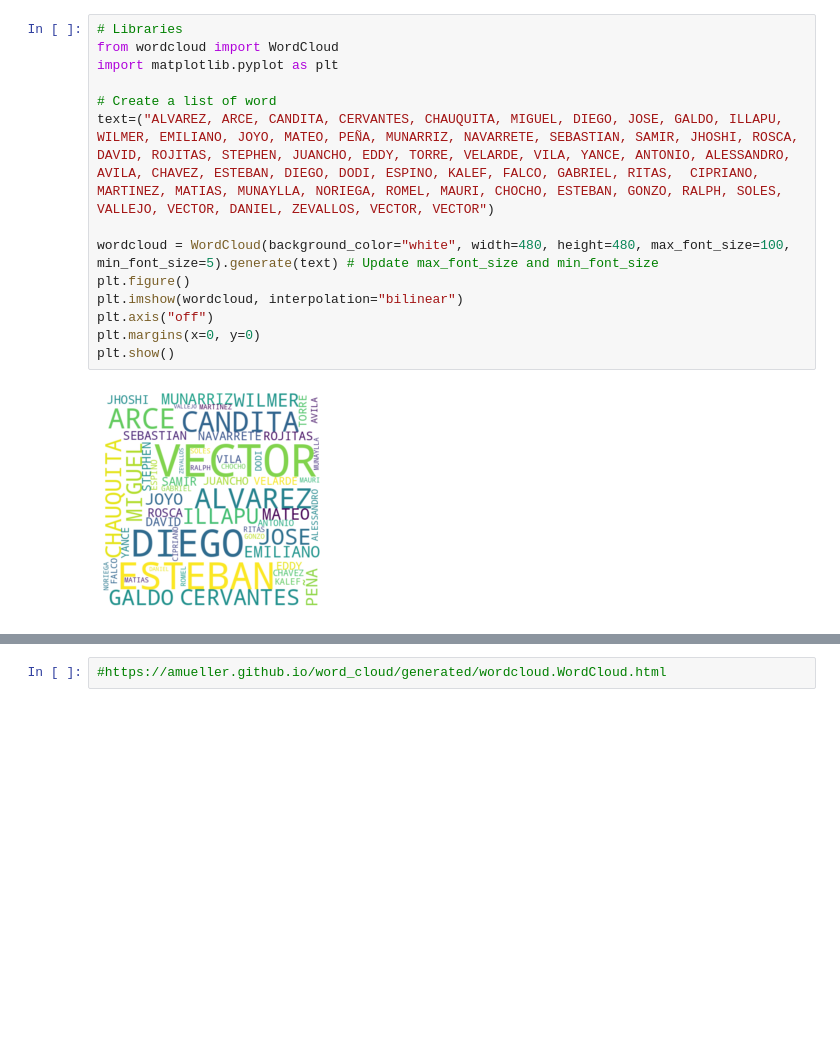
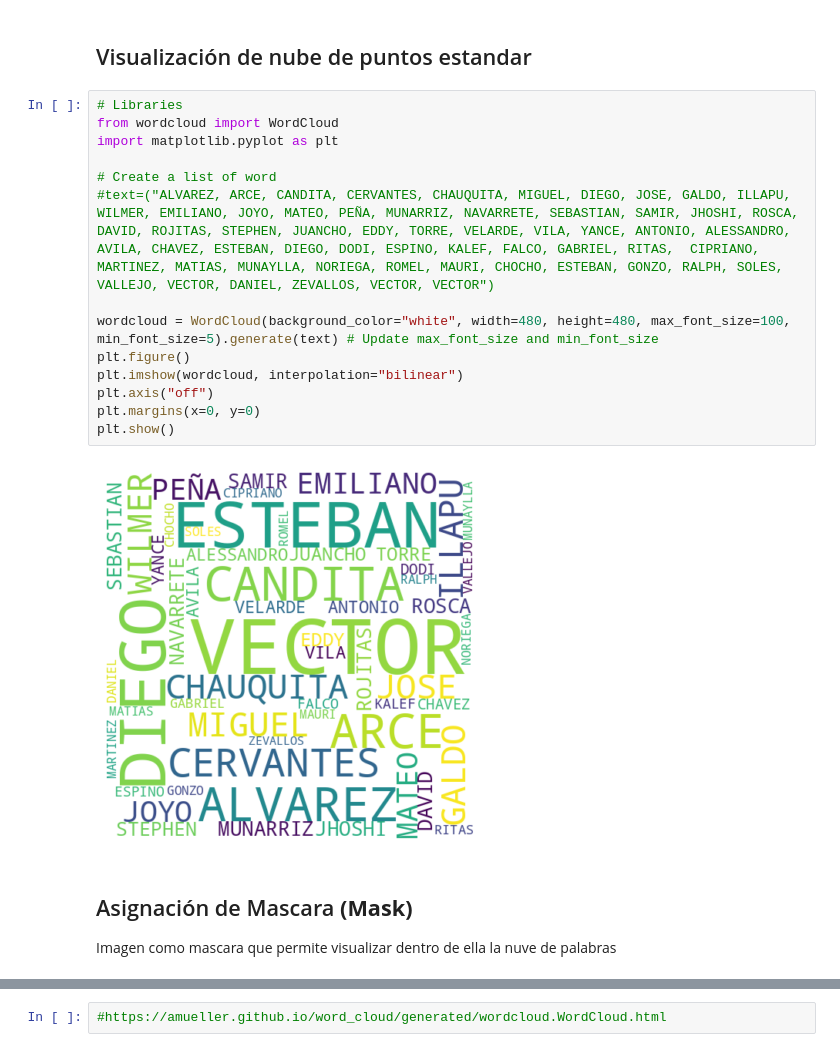
Before and after one commit to CVilaNet/Visualizacion, a Jupyter notebook: TextProcessing01_WordCloud_Mask.ipynb, the cells around one changed output, grey strips where cells are left out. Cells and saved outputs as stored; diff of their text form; blank space fills up the shorter version.

Commit message:
Update TextProcessing Word Clouds

```diff
--- a/TextProcessing01_WordCloud_Mask.ipynb
+++ b/TextProcessing01_WordCloud_Mask.ipynb
@@ -8,19 +115,24 @@ Free stencils in http://freestencilgallery.com
+# %% [markdown]
+## Visualización de nube de puntos estandar
 # %%
 # Libraries
 from wordcloud import WordCloud
 import matplotlib.pyplot as plt
 
 # Create a list of word
-text=("ALVAREZ, ARCE, CANDITA, CERVANTES, CHAUQUITA, MIGUEL, DIEGO, JOSE, GALDO, ILLAPU, WILMER, EMILIANO, JOYO, MATEO, PEÑA, MUNARRIZ, NAVARRETE, SEBASTIAN, SAMIR, JHOSHI, ROSCA, DAVID, ROJITAS, STEPHEN, JUANCHO, EDDY, TORRE, VELARDE, VILA, YANCE, ANTONIO, ALESSANDRO, AVILA, CHAVEZ, ESTEBAN, DIEGO, DODI, ESPINO, KALEF, FALCO, GABRIEL, RITAS,  CIPRIANO, MARTINEZ, MATIAS, MUNAYLLA, NORIEGA, ROMEL, MAURI, CHOCHO, ESTEBAN, GONZO, RALPH, SOLES, VALLEJO, VECTOR, DANIEL, ZEVALLOS, VECTOR, VECTOR")
+#text=("ALVAREZ, ARCE, CANDITA, CERVANTES, CHAUQUITA, MIGUEL, DIEGO, JOSE, GALDO, ILLAPU, WILMER, EMILIANO, JOYO, MATEO, PEÑA, MUNARRIZ, NAVARRETE, SEBASTIAN, SAMIR, JHOSHI, ROSCA, DAVID, ROJITAS, STEPHEN, JUANCHO, EDDY, TORRE, VELARDE, VILA, YANCE, ANTONIO, ALESSANDRO, AVILA, CHAVEZ, ESTEBAN, DIEGO, DODI, ESPINO, KALEF, FALCO, GABRIEL, RITAS,  CIPRIANO, MARTINEZ, MATIAS, MUNAYLLA, NORIEGA, ROMEL, MAURI, CHOCHO, ESTEBAN, GONZO, RALPH, SOLES, VALLEJO, VECTOR, DANIEL, ZEVALLOS, VECTOR, VECTOR")
 
 wordcloud = WordCloud(background_color="white", width=480, height=480, max_font_size=100, min_font_size=5).generate(text) # Update max_font_size and min_font_size
 plt.figure()
 plt.imshow(wordcloud, interpolation="bilinear")
 plt.axis("off")
 plt.margins(x=0, y=0)
 plt.show()
 # %% [output]
-[figure, old version]
+[figure, new version]
+# %% [markdown]
+## Asignación de Mascara **(Mask)**
+Imagen como mascara que permite visualizar dentro de ella la nuve de palabras
 # %%
 # Libraries
 from wordcloud import WordCloud
```
Also changed, not shown: parts of 13 cells of this notebook, 1 other file.
